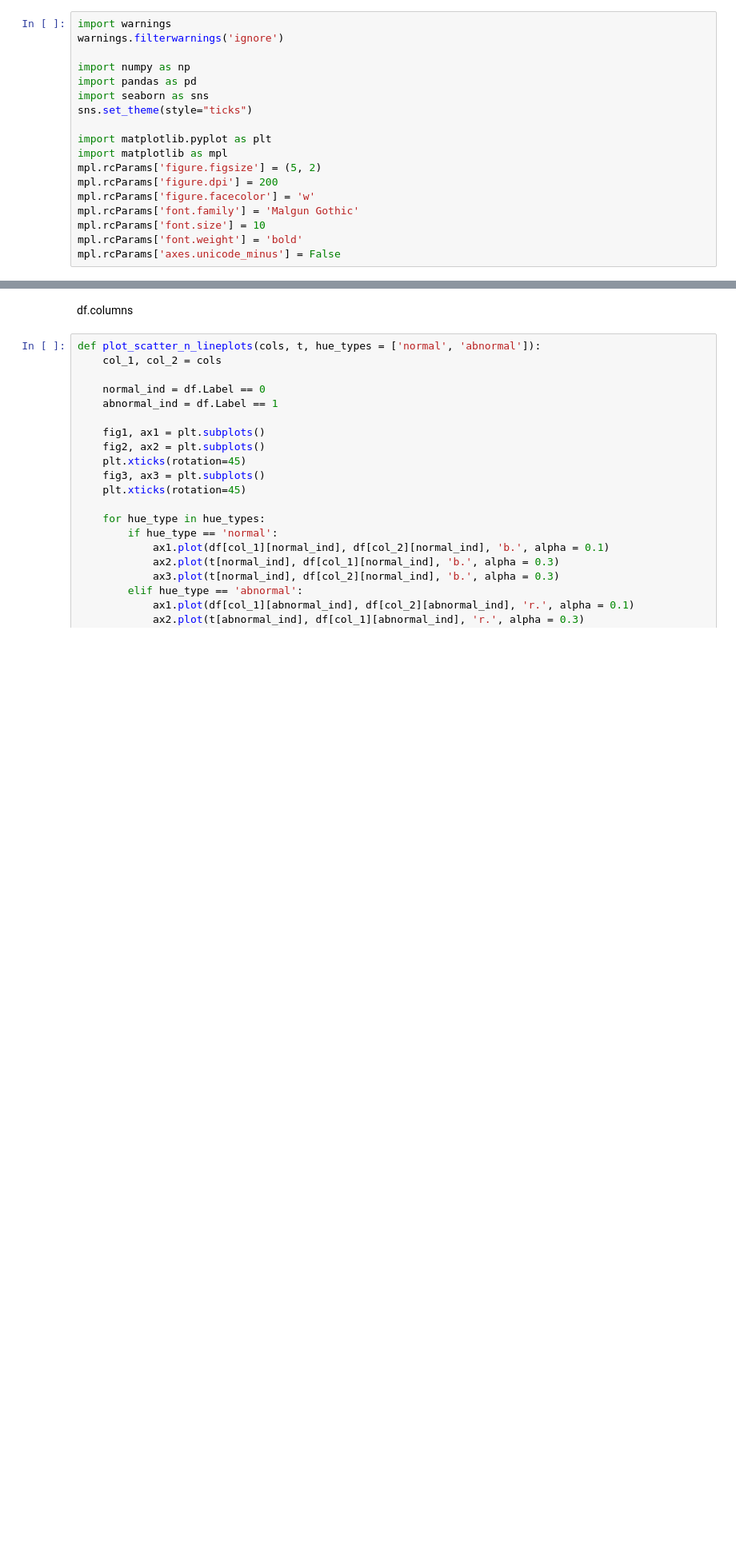
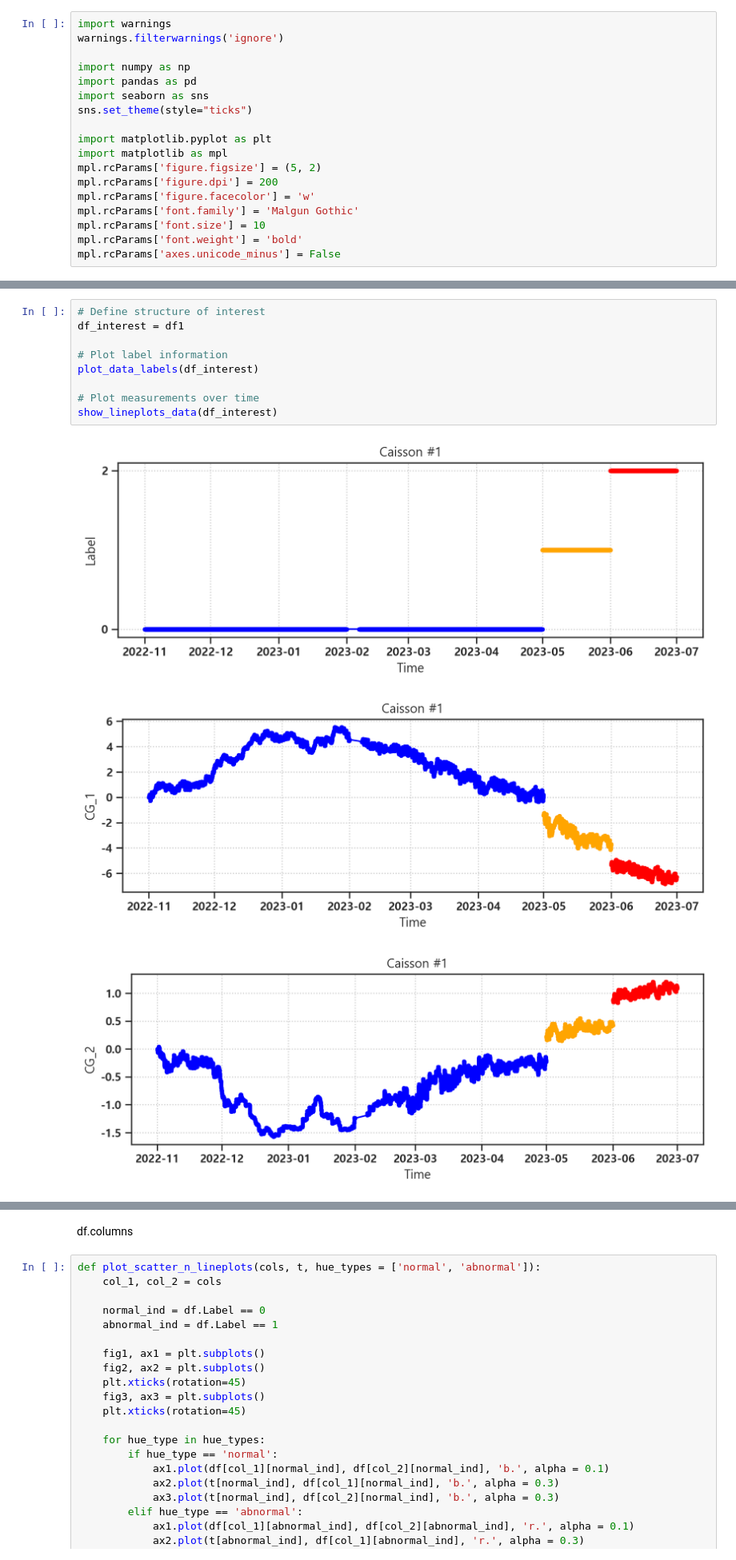
Before and after one commit to seungsab/Robust_Outlier_detection, a Jupyter notebook: 20230712_인천항_데이터_항만인프라/Step1_Expoloratory_Data_Analysis_Incheon_porTinfra.ipynb, the cells around one changed output, grey strips where cells are left out. Shown at 80% size. Cells and saved outputs as stored; diff of their text form; blank space fills up the shorter version.

```diff
--- a/20230712_인천항_데이터_항만인프라/Step1_Expoloratory_Data_Analysis_Incheon_porTinfra.ipynb
+++ b/20230712_인천항_데이터_항만인프라/Step1_Expoloratory_Data_Analysis_Incheon_porTinfra.ipynb
@@ -64,0 +175,13 @@ plt.show()
+# %%
+# Define structure of interest
+df_interest = df1
+
+# Plot label information
+plot_data_labels(df_interest)
+
+# Plot measurements over time
+show_lineplots_data(df_interest)
+# %% [output]
+[figure, added]
+[figure, added]
+[figure, added]
```
Also changed, not shown: parts of 20 cells of this notebook, 3 other files.
